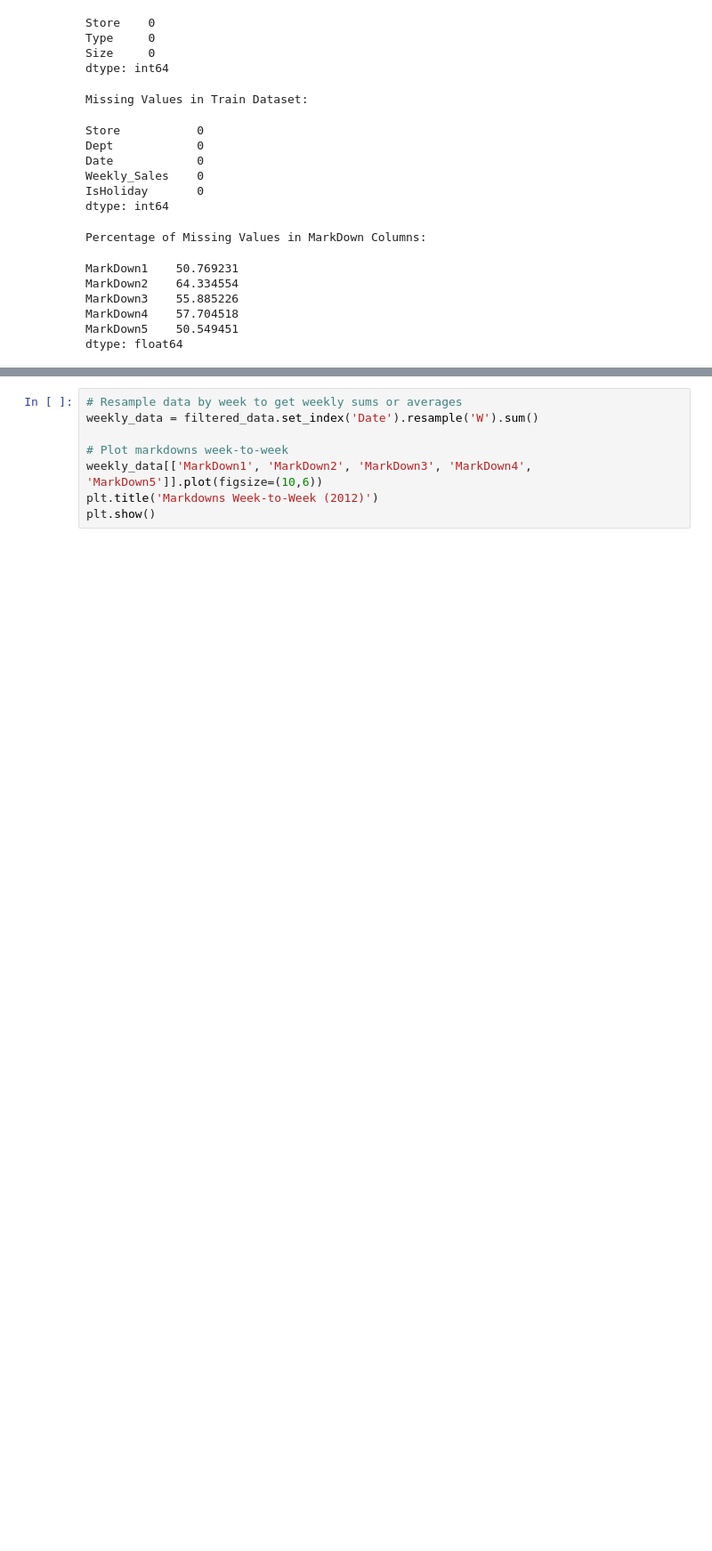
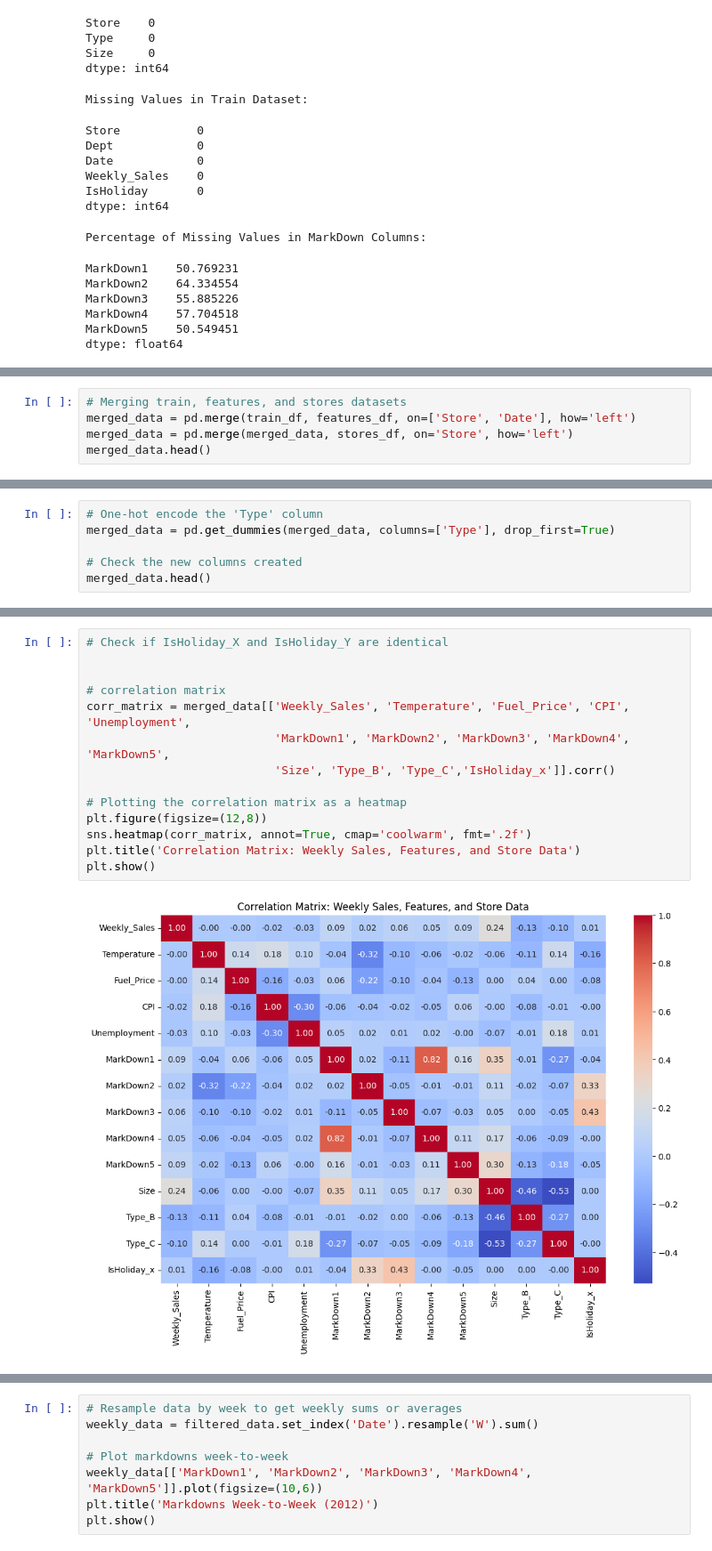
Before and after one commit to dimakazlouski/Walmart-Sales-Forecasting, a Jupyter notebook: Notebooks/01_Data_Exploration.ipynb, the cells around one changed output, grey strips where cells are left out. Shown at 89% size. Cells and saved outputs as stored; diff of their text form; blank space fills up the shorter version.

Commit message:
Created a correlation matrix for all vars to id where further analysis needs to be done. Need to explore department trends next.

```diff
--- a/Notebooks/01_Data_Exploration.ipynb
+++ b/Notebooks/01_Data_Exploration.ipynb
@@ -142,0 +145,5 @@ dtype: float64
+# %%
+# Merging train, features, and stores datasets
+merged_data = pd.merge(train_df, features_df, on=['Store', 'Date'], how='left')
+merged_data = pd.merge(merged_data, stores_df, on='Store', how='left')
+merged_data.head()
@@ -142,0 +157,6 @@ dtype: float64
+# %%
+# One-hot encode the 'Type' column
+merged_data = pd.get_dummies(merged_data, columns=['Type'], drop_first=True)
+
+# Check the new columns created
+merged_data.head()
@@ -142,0 +170,16 @@ dtype: float64
+# %%
+# Check if IsHoliday_X and IsHoliday_Y are identical
+
+
+# correlation matrix
+corr_matrix = merged_data[['Weekly_Sales', 'Temperature', 'Fuel_Price', 'CPI', 'Unemployment',
+                           'MarkDown1', 'MarkDown2', 'MarkDown3', 'MarkDown4', 'MarkDown5',
+                           'Size', 'Type_B', 'Type_C','IsHoliday_x']].corr()
+
+# Plotting the correlation matrix as a heatmap
+plt.figure(figsize=(12,8))
+sns.heatmap(corr_matrix, annot=True, cmap='coolwarm', fmt='.2f')
+plt.title('Correlation Matrix: Weekly Sales, Features, and Store Data')
+plt.show()
+# %% [output]
+[figure, added]
```
Also changed, not shown: parts of 16 cells of this notebook.
